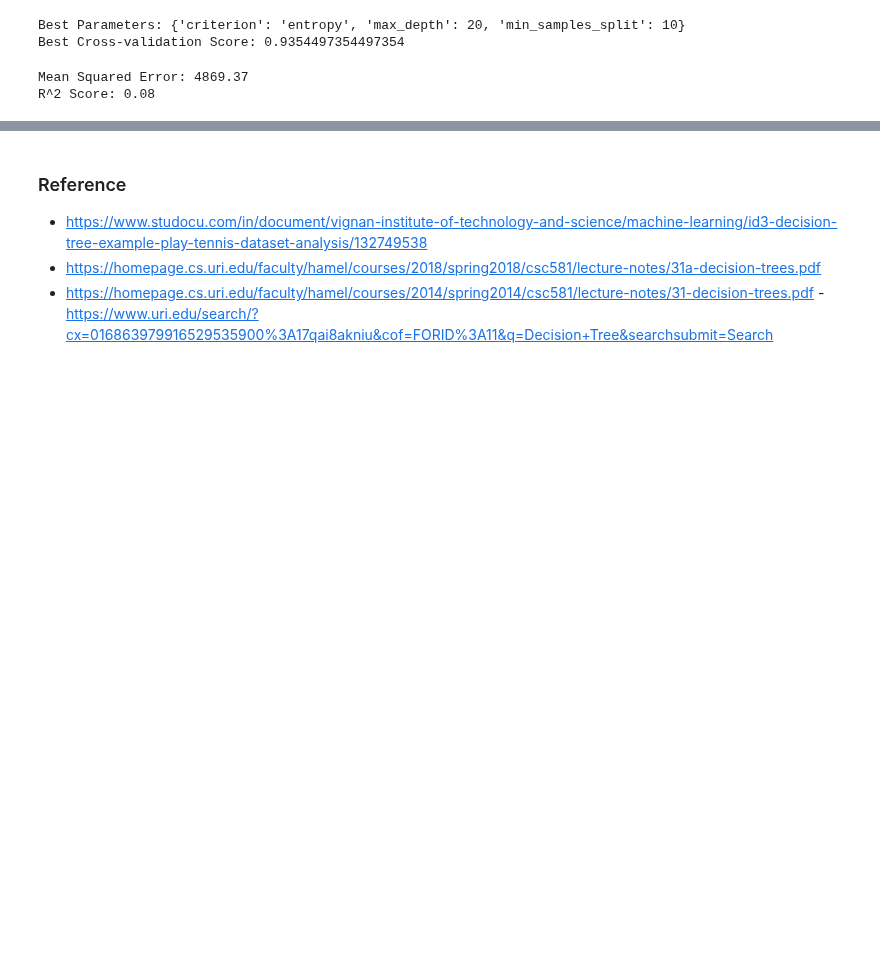
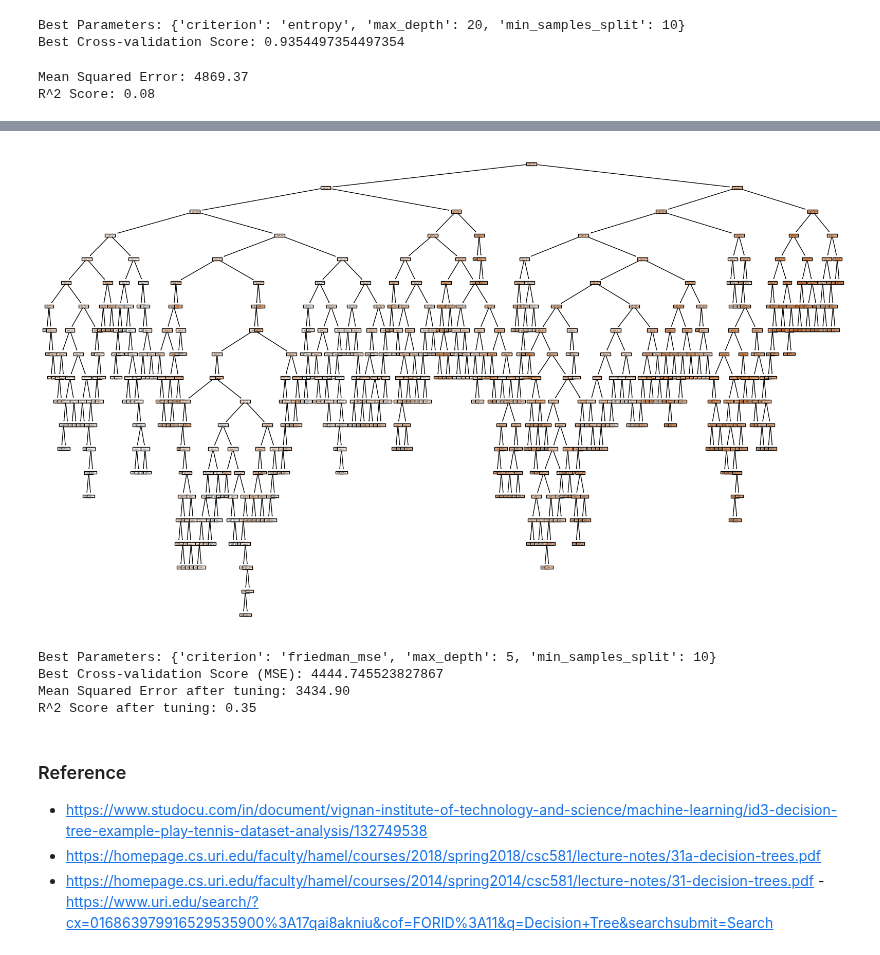
Before and after one commit to rahul8879/rbyte_ai_engineering, a Jupyter notebook: Machine_learning/06_Decision_tree.ipynb, the cells around one changed output, grey strips where cells are left out. Cells and saved outputs as stored; diff of their text form; code cells hidden in the pictures; blank space fills up the shorter version.

```diff
--- a/Machine_learning/06_Decision_tree.ipynb
+++ b/Machine_learning/06_Decision_tree.ipynb
@@ -140,6 +140,48 @@ results.head(10)
 | 354 | 272.0 | 258.0 | -0.023677 | 0.050680 | 0.045529 | 0.021872 | 0.109883 | 0.088873 | 0.000779 | 0.034309 | 0.074191 | ... |
 | 281 | 94.0 | 200.0 | -0.092695 | 0.050680 | -0.090275 | -0.057313 | -0.024960 | -0.030437 | -0.006584 | -0.002592 | 0.024055 | ... |
 | 148 | 96.0 | 197.0 | -0.060003 | 0.050680 | 0.015350 | -0.019442 | 0.036958 | 0.048164 | 0.019187 | -0.002592 | -0.030748 | ... |
+# %%
+# lets visualize the regression tree
+plt.figure(figsize=(20,12))
+plot_tree(regressor, feature_names=X.columns, filled=True)
+plt.show()
+# %% [output]
+[figure, added]
+# %%
+# fine tuning the regressor using grid search
+from sklearn.model_selection import GridSearchCV
+# Define the parameter grid
+param_grid = {
+    'criterion': ['squared_error', 'friedman_mse', 'absolute_error'],
+    'max_depth': [None, 5, 10, 15],
+    'min_samples_split': [2, 5, 10]
+}
+# Create a GridSearchCV object
+grid_search = GridSearchCV(estimator=regressor, param_grid=param_grid, cv=5, scoring='neg_mean_squared_error')
+# Fit the grid search to the data
+grid_search.fit(X_train, y_train)
+# Print the best parameters and best score
+print("Best Parameters:", grid_search.best_params_)
+print("Best Cross-validation Score (MSE):", -grid_search.best_score_)
+
+# fit the regressor with best parameters
+best_regressor = grid_search.best_estimator_
+best_regressor.fit(X_train, y_train)
+# Make predictions
+y_pred = best_regressor.predict(X_test)
+# Evaluate the model
+mse = mean_squared_error(y_test, y_pred)
+r2 = r2_score(y_test, y_pred)
+print(f"Mean Squared Error after tuning: {mse:.2f}")
+print(f"R^2 Score after tuning: {r2:.2f}")
+
+# here what R^2 score indicates how well the model
+# explains the variance in the target variable. A score closer to 1 means a better fit.
+# %% [output]
+Best Parameters: {'criterion': 'friedman_mse', 'max_depth': 5, 'min_samples_split': 10}
+Best Cross-validation Score (MSE): 4444.745523827867
+Mean Squared Error after tuning: 3434.90
+R^2 Score after tuning: 0.35
 # %% [markdown]
 ### Reference
 - https://www.studocu.com/in/document/vignan-institute-of-technology-and-science/machine-learning/id3-decision-tree-example-play-tennis-dataset-analysis/132749538
```
